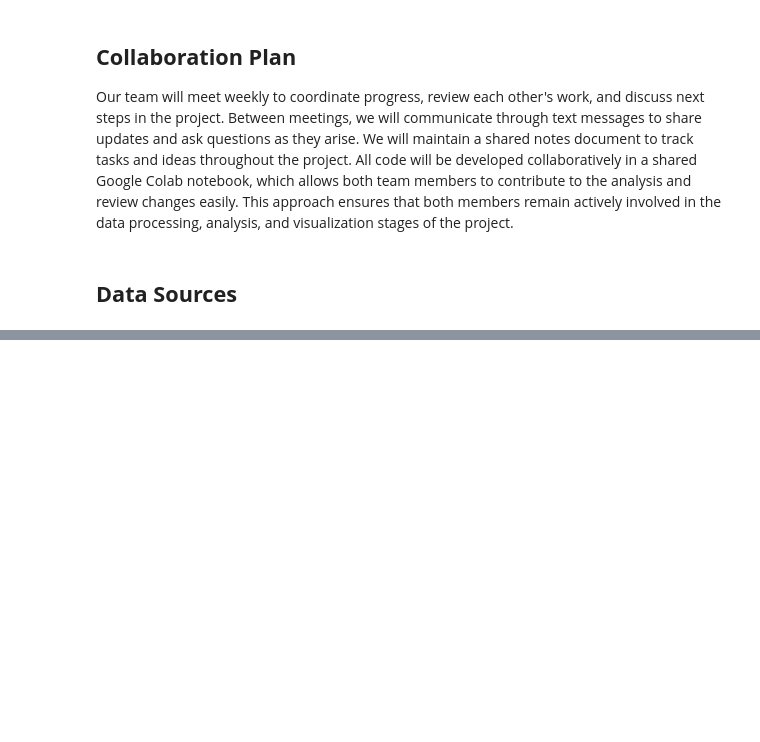
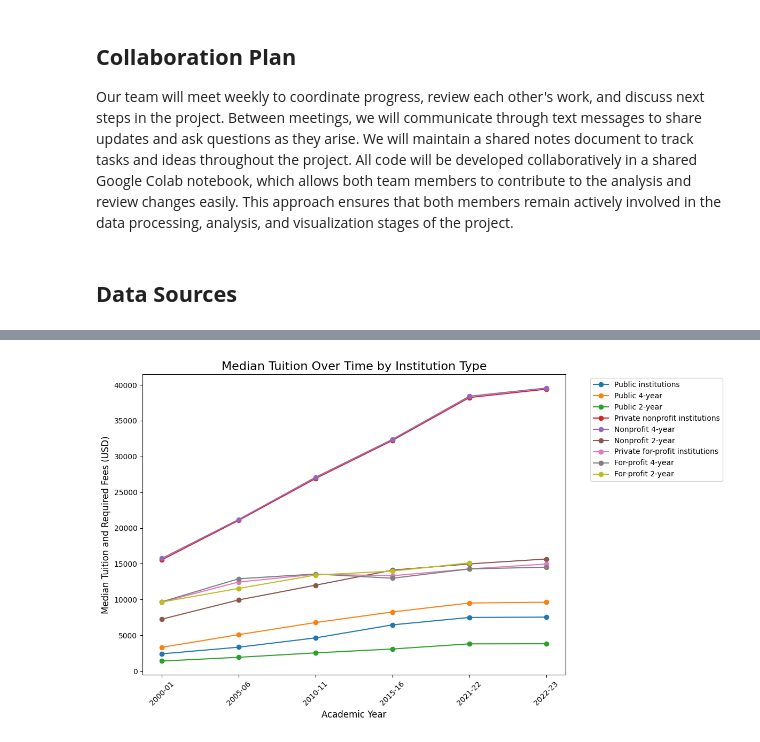
Before and after one commit to julieatkeson/datascienceproject, a Jupyter notebook: julieandliv.ipynb, the cells around one changed output, grey strips where cells are left out. Saved outputs shown, nothing was run; the diff lists cells and outputs as text; code cells hidden in the pictures; blank space fills up the shorter version.

```diff
--- a/julieandliv.ipynb
+++ b/julieandliv.ipynb
@@ -327,0 +633,6 @@ A key question we hope to explore is: How much have tuition costs increased over
+# %%
+# Load raw NCES dataset
+raw_nces = pd.read_csv("nces.csv", encoding="latin-1", header=None)
+
+# Preview raw data
+raw_nces.head(12)
@@ -327,0 +790,17 @@ A key question we hope to explore is: How much have tuition costs increased over
+# %%
+# Visualize median tuition over time by institution type
+plt.figure(figsize=(12, 7))
+
+for inst in nces_df["institution_type"].unique():
+    subset = nces_df[nces_df["institution_type"] == inst]
+    plt.plot(subset["year"], subset["median_tuition"], marker="o", label=inst)
+
+plt.title("Median Tuition Over Time by Institution Type", fontsize=16)
+plt.xlabel("Academic Year", fontsize=12)
+plt.ylabel("Median Tuition and Required Fees (USD)", fontsize=12)
+plt.xticks(rotation=45)
+plt.legend(bbox_to_anchor=(1.05, 1), loc="upper left")
+plt.tight_layout()
+plt.show()
+# %% [output]
+[figure, added]
```
Also changed, not shown: parts of 55 cells of this notebook.
